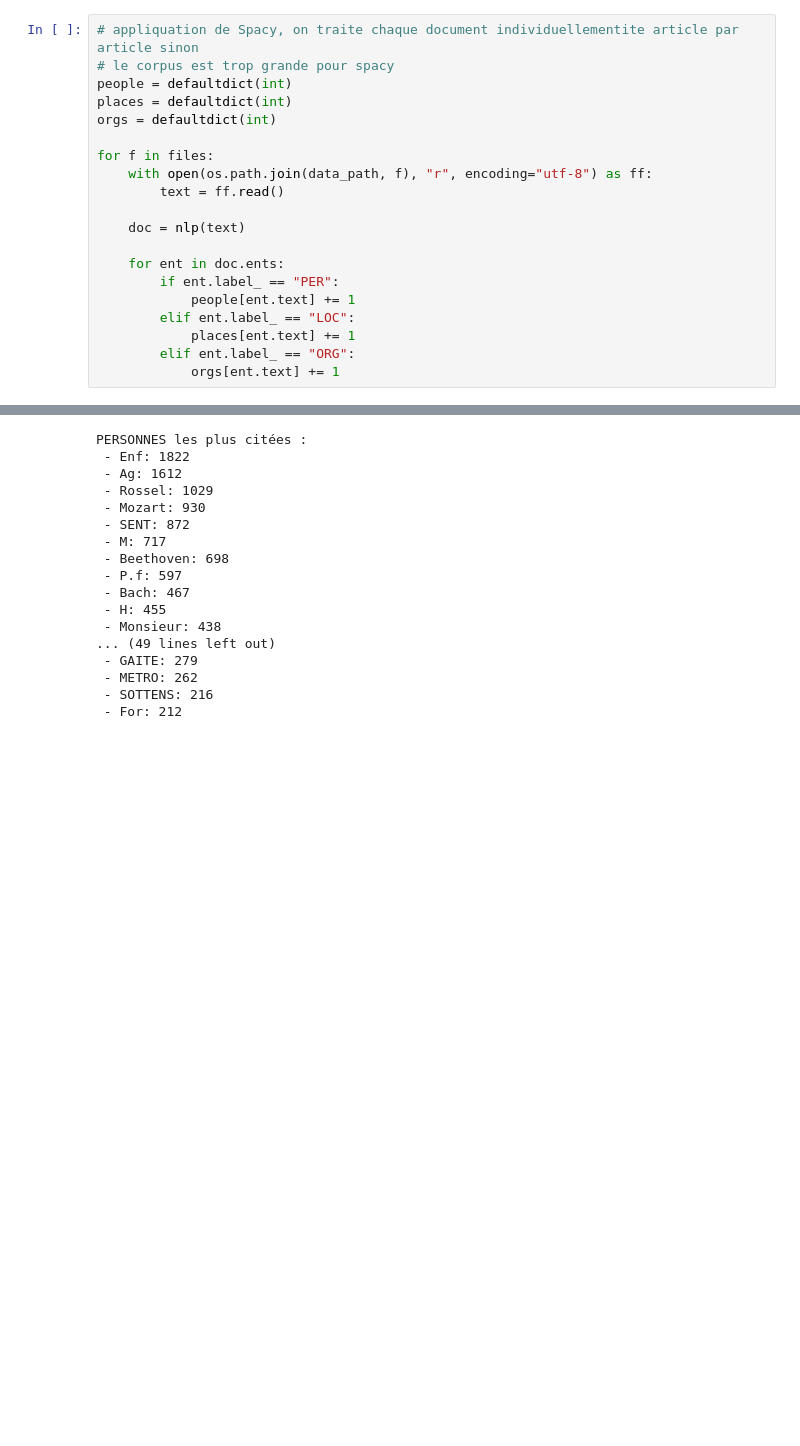
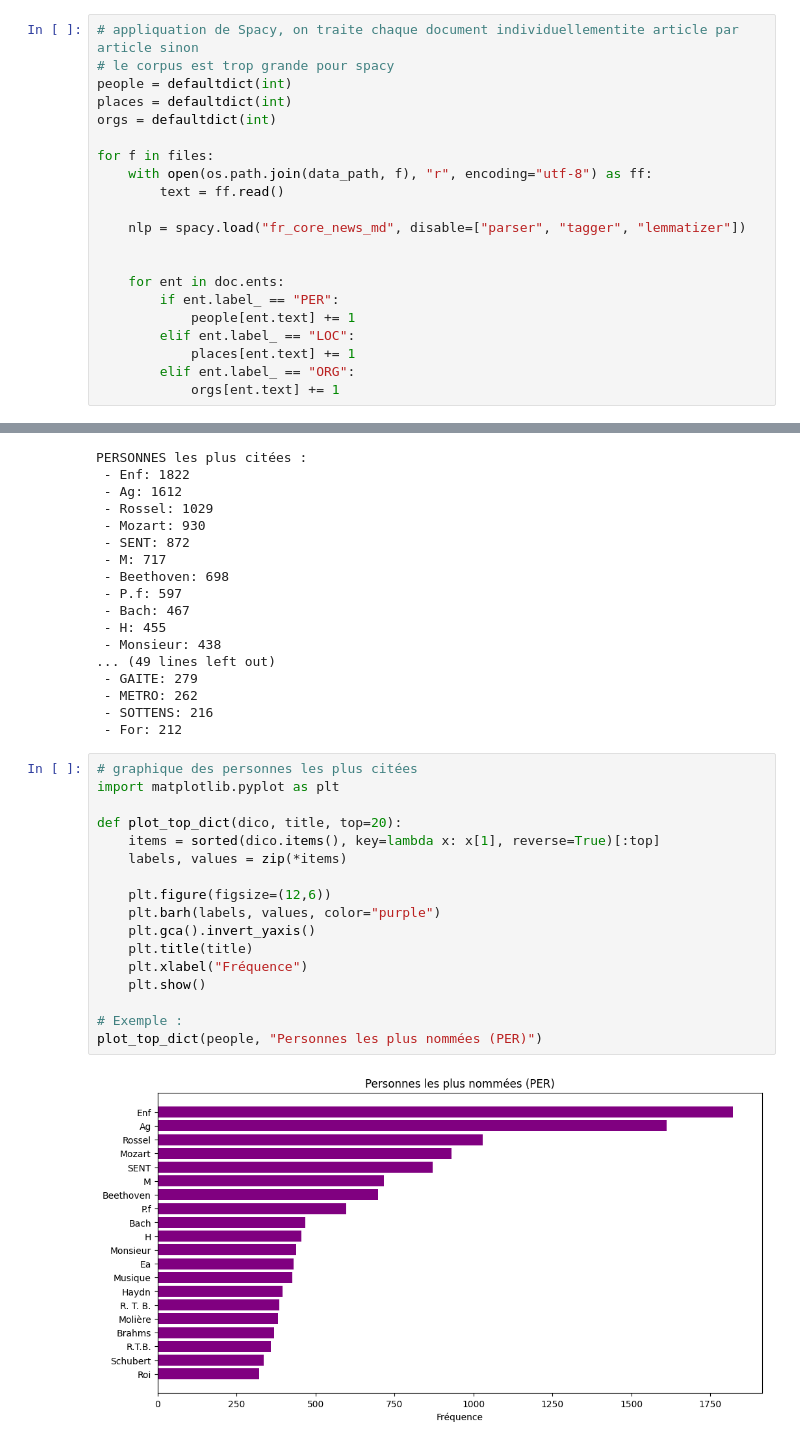
Before and after one commit to IlariaFa/tac, a Jupyter notebook: tps/tp4/s5_ner.ipynb, the cells around one changed output, grey strips where cells are left out. Saved outputs shown, nothing was run; the diff lists cells and outputs as text; blank space fills up the shorter version.

```diff
--- a/tps/tp4/s5_ner.ipynb
+++ b/tps/tp4/s5_ner.ipynb
@@ -33,7 +33,8 @@ for f in files:
     with open(os.path.join(data_path, f), "r", encoding="utf-8") as ff:
         text = ff.read()
 
-    doc = nlp(text)
+    nlp = spacy.load("fr_core_news_md", disable=["parser", "tagger", "lemmatizer"])
+
 
     for ent in doc.ents:
         if ent.label_ == "PER":
@@ -73,3 +74,22 @@ PERSONNES les plus citées :
  - METRO: 262
  - SOTTENS: 216
  - For: 212
+# %%
+# graphique des personnes les plus citées
+import matplotlib.pyplot as plt
+
+def plot_top_dict(dico, title, top=20):
+    items = sorted(dico.items(), key=lambda x: x[1], reverse=True)[:top]
+    labels, values = zip(*items)
+
+    plt.figure(figsize=(12,6))
+    plt.barh(labels, values, color="purple")
+    plt.gca().invert_yaxis()
+    plt.title(title)
+    plt.xlabel("Fréquence")
+    plt.show()
+
+# Exemple :
+plot_top_dict(people, "Personnes les plus nommées (PER)")
+# %% [output]
+[figure, added]
```
Also changed, not shown: parts of 1 cell of this notebook, 1 other file.
